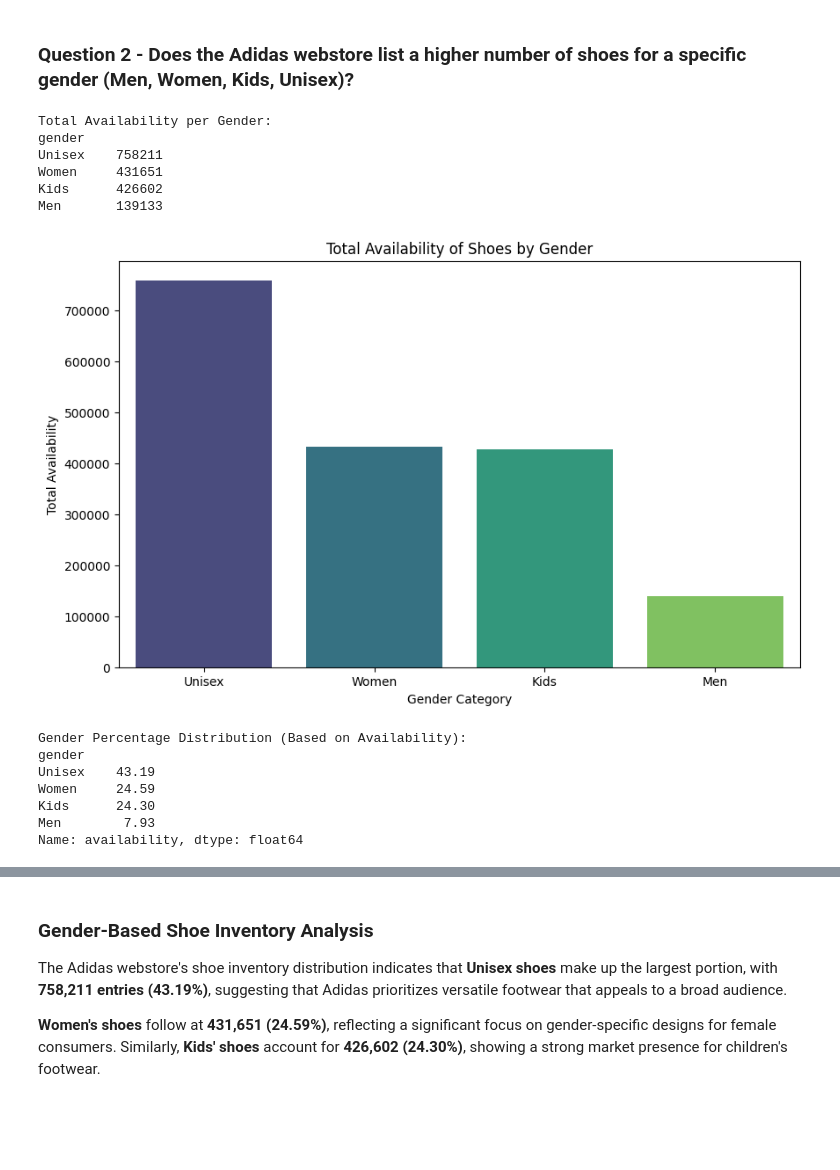
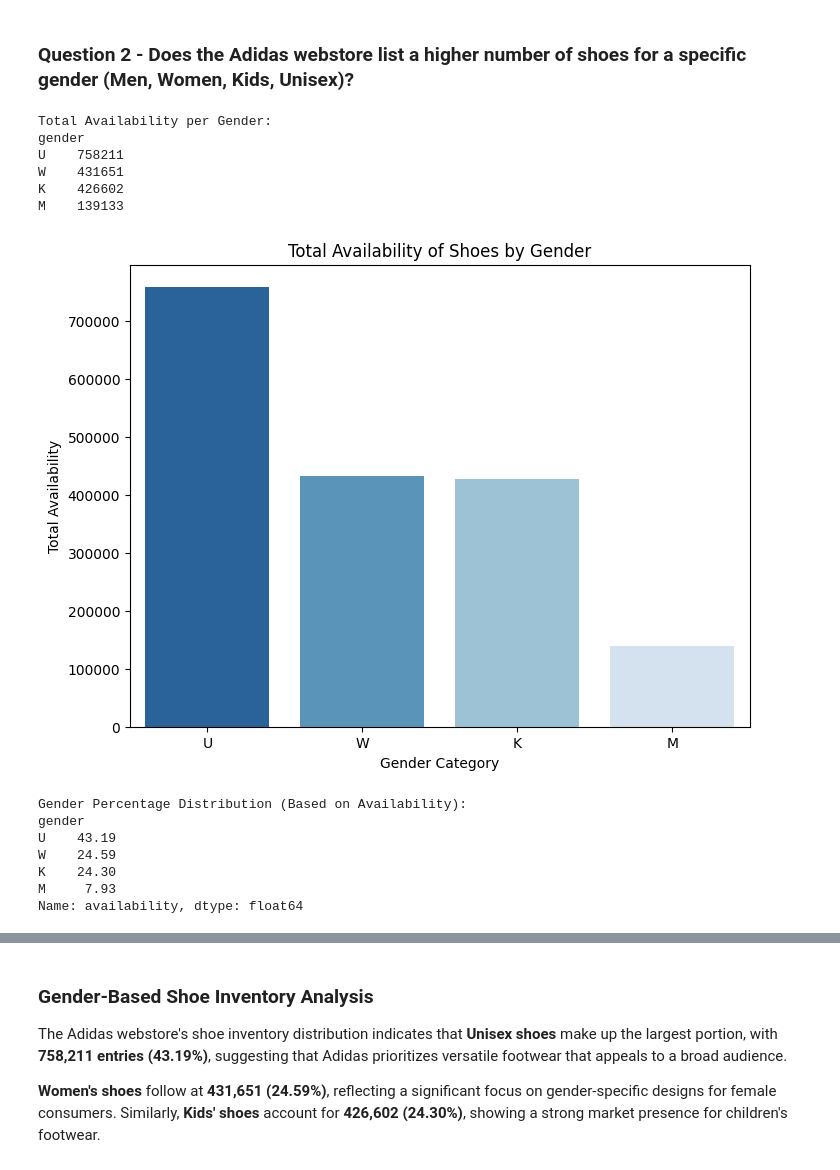
Before and after one commit to odxscholars/sollda1, a Jupyter notebook: main.ipynb, the cells around one changed output, grey strips where cells are left out. Saved outputs shown, nothing was run; the diff lists cells and outputs as text; code cells hidden in the pictures; blank space fills up the shorter version.

```diff
--- a/main.ipynb
+++ b/main.ipynb
@@ -409,9 +454,0 @@ shoes_fact.describe()
-# %%
-gender_mapping = {
-    "U": "Unisex",
-    "W": "Women",
-    "K": "Kids",
-    "M": "Men"
-}
-
-shoes_fact["gender"] = shoes_fact["gender"].replace(gender_mapping)
@@ -528,26 +556,26 @@ print(availability_per_gender.to_string())
 # %% [output]
 Total Availability per Gender:
 gender
-Unisex    758211
-Women     431651
-Kids      426602
-Men       139133
+U    758211
+W    431651
+K    426602
+M    139133
 # %%
-plt.figure(figsize=(10, 6))
+plt.figure(figsize=(8, 6))
 sns.barplot(
     x=availability_per_gender.index,
     y=availability_per_gender.values,
     hue=availability_per_gender.index,
-    palette="viridis",
+    palette="Blues_r",
     legend=False
 )
 
 plt.xlabel("Gender Category")
 plt.ylabel("Total Availability")
 plt.title("Total Availability of Shoes by Gender")
 plt.show()
 # %% [output]
-[figure, old version]
+[figure, new version]
 # %%
 # Calculate availability percentage per gender
 availability_percentage = ((availability_per_gender / availability_per_gender.sum()) * 100).round(2)
@@ -558,10 +586,10 @@ print(availability_percentage)
 # %% [output]
 Gender Percentage Distribution (Based on Availability):
 gender
-Unisex    43.19
-Women     24.59
-Kids      24.30
-Men        7.93
+U    43.19
+W    24.59
+K    24.30
+M     7.93
 Name: availability, dtype: float64
 # %%
 plt.figure(figsize=(8, 8))
```
Also changed, not shown: parts of 33 cells of this notebook.
